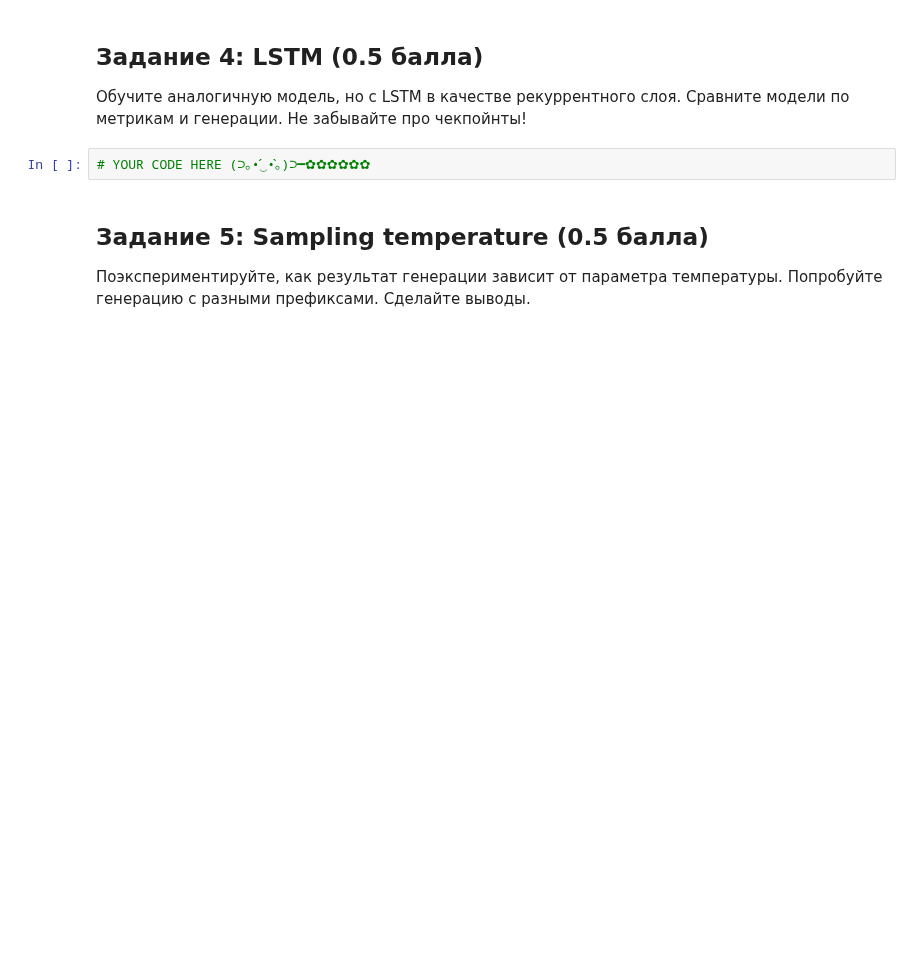
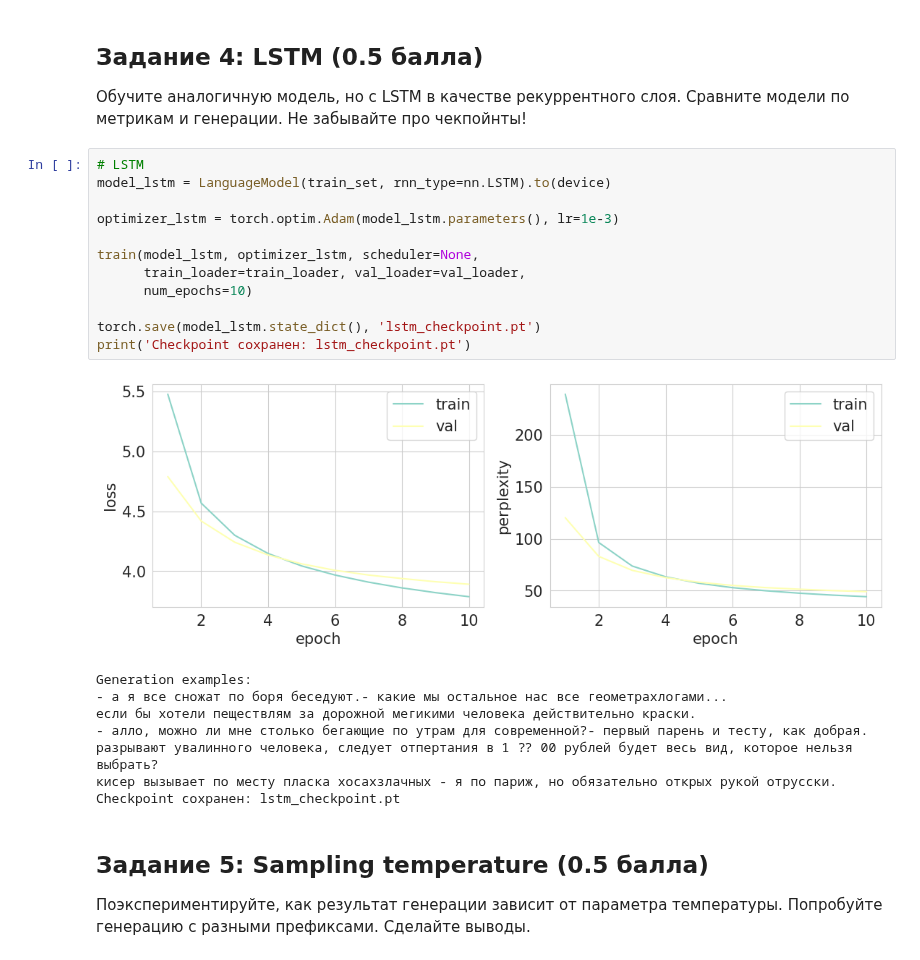
Before and after one commit to yemtsovaanna-alt/RNN_correct, a Jupyter notebook: RNN_1.ipynb, the cells around one changed output. Drawn from its saved outputs; the diff is of its cells as text; blank space fills up the shorter version.

```diff
--- a/RNN_1.ipynb
+++ b/RNN_1.ipynb
@@ -97,7 +473,26 @@ for prefix in ["", "купил мужик шляпу,", "сел медведь
 
 Обучите аналогичную модель, но с LSTM в качестве рекуррентного слоя. Сравните модели по метрикам и генерации. Не забывайте про чекпойнты!
 # %%
-# YOUR CODE HERE (⊃｡•́‿•̀｡)⊃━✿✿✿✿✿✿
+# LSTM
+model_lstm = LanguageModel(train_set, rnn_type=nn.LSTM).to(device)
+
+optimizer_lstm = torch.optim.Adam(model_lstm.parameters(), lr=1e-3)
+
+train(model_lstm, optimizer_lstm, scheduler=None,
+      train_loader=train_loader, val_loader=val_loader,
+      num_epochs=10)
+
+torch.save(model_lstm.state_dict(), 'lstm_checkpoint.pt')
+print('Checkpoint сохранен: lstm_checkpoint.pt')
+# %% [output]
+[figure, added]
+Generation examples:
+- а я все сножат по боря беседуют.- какие мы остальное нас все геометрахлогами...
+если бы хотели пеществлям за дорожной мегикими человека действительно краски.
+- алло, можно ли мне столько бегающие по утрам для современной?- первый парень и тесту, как добрая.
+разрывают увалинного человека, следует отпертания в 1 ⁇ 00 рублей будет весь вид, которое нельзя выбрать?
+кисер вызывает по месту пласка хосахзлачных - я по париж, но обязательно открых рукой отрусски.
+Checkpoint сохранен: lstm_checkpoint.pt
 # %% [markdown]
 ## Задание 5: Sampling temperature (0.5 балла)
 
```
Also changed, not shown: parts of 15 cells of this notebook, 6 other files.
